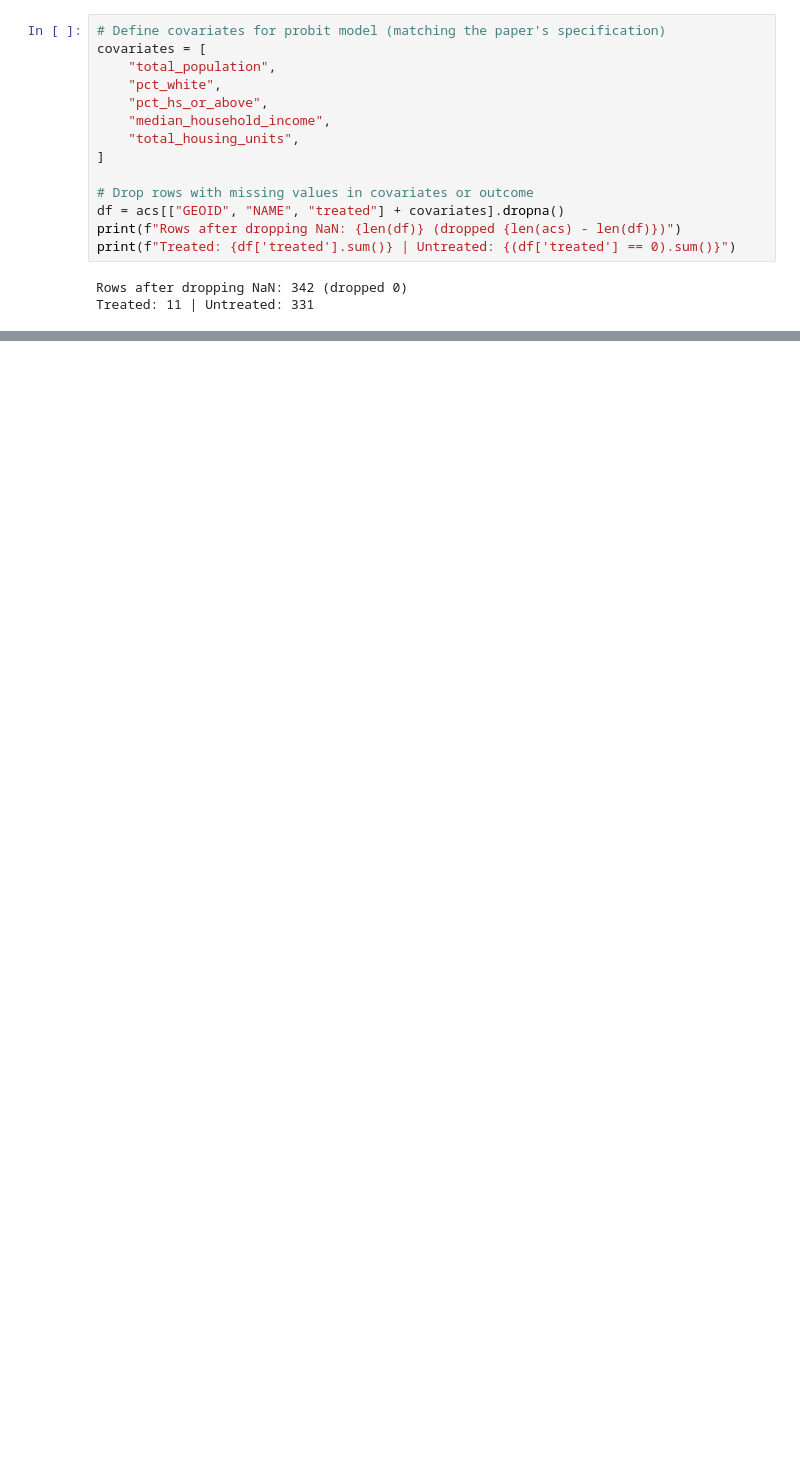
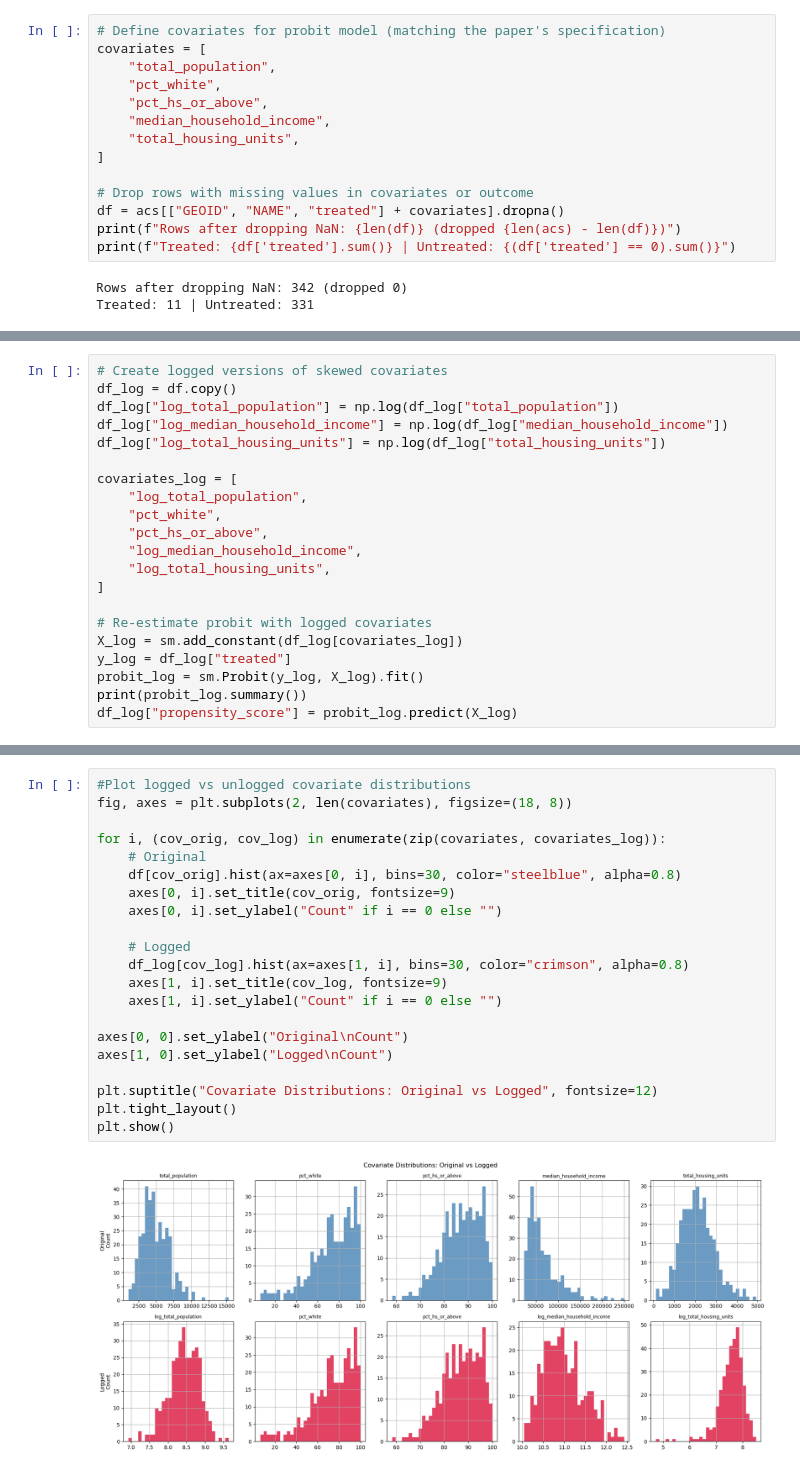
Before and after one commit to Ccerny2/Master-Thesis-2026, a Jupyter notebook: notebooks/preprocessing/07_propensity_score_matching.ipynb, the cells around one changed output, grey strips where cells are left out. Saved outputs shown, nothing was run; the diff lists cells and outputs as text; blank space fills up the shorter version.

```diff
--- a/notebooks/preprocessing/07_propensity_score_matching.ipynb
+++ b/notebooks/preprocessing/07_propensity_score_matching.ipynb
@@ -463,0 +497,21 @@ plt.show()
+# %%
+# Create logged versions of skewed covariates
+df_log = df.copy()
+df_log["log_total_population"] = np.log(df_log["total_population"])
+df_log["log_median_household_income"] = np.log(df_log["median_household_income"])
+df_log["log_total_housing_units"] = np.log(df_log["total_housing_units"])
+
+covariates_log = [
+    "log_total_population",
+    "pct_white",
+    "pct_hs_or_above",
+    "log_median_household_income",
+    "log_total_housing_units",
+]
+
+# Re-estimate probit with logged covariates
+X_log = sm.add_constant(df_log[covariates_log])
+y_log = df_log["treated"]
+probit_log = sm.Probit(y_log, X_log).fit()
+print(probit_log.summary())
+df_log["propensity_score"] = probit_log.predict(X_log)
@@ -472,0 +705,23 @@ Control mean: 0.0940
+# %%
+#Plot logged vs unlogged covariate distributions
+fig, axes = plt.subplots(2, len(covariates), figsize=(18, 8))
+
+for i, (cov_orig, cov_log) in enumerate(zip(covariates, covariates_log)):
+    # Original
+    df[cov_orig].hist(ax=axes[0, i], bins=30, color="steelblue", alpha=0.8)
+    axes[0, i].set_title(cov_orig, fontsize=9)
+    axes[0, i].set_ylabel("Count" if i == 0 else "")
+
+    # Logged
+    df_log[cov_log].hist(ax=axes[1, i], bins=30, color="crimson", alpha=0.8)
+    axes[1, i].set_title(cov_log, fontsize=9)
+    axes[1, i].set_ylabel("Count" if i == 0 else "")
+
+axes[0, 0].set_ylabel("Original\nCount")
+axes[1, 0].set_ylabel("Logged\nCount")
+
+plt.suptitle("Covariate Distributions: Original vs Logged", fontsize=12)
+plt.tight_layout()
+plt.show()
+# %% [output]
+[figure, added]
```
Also changed, not shown: parts of 28 cells of this notebook, 3 other files.
